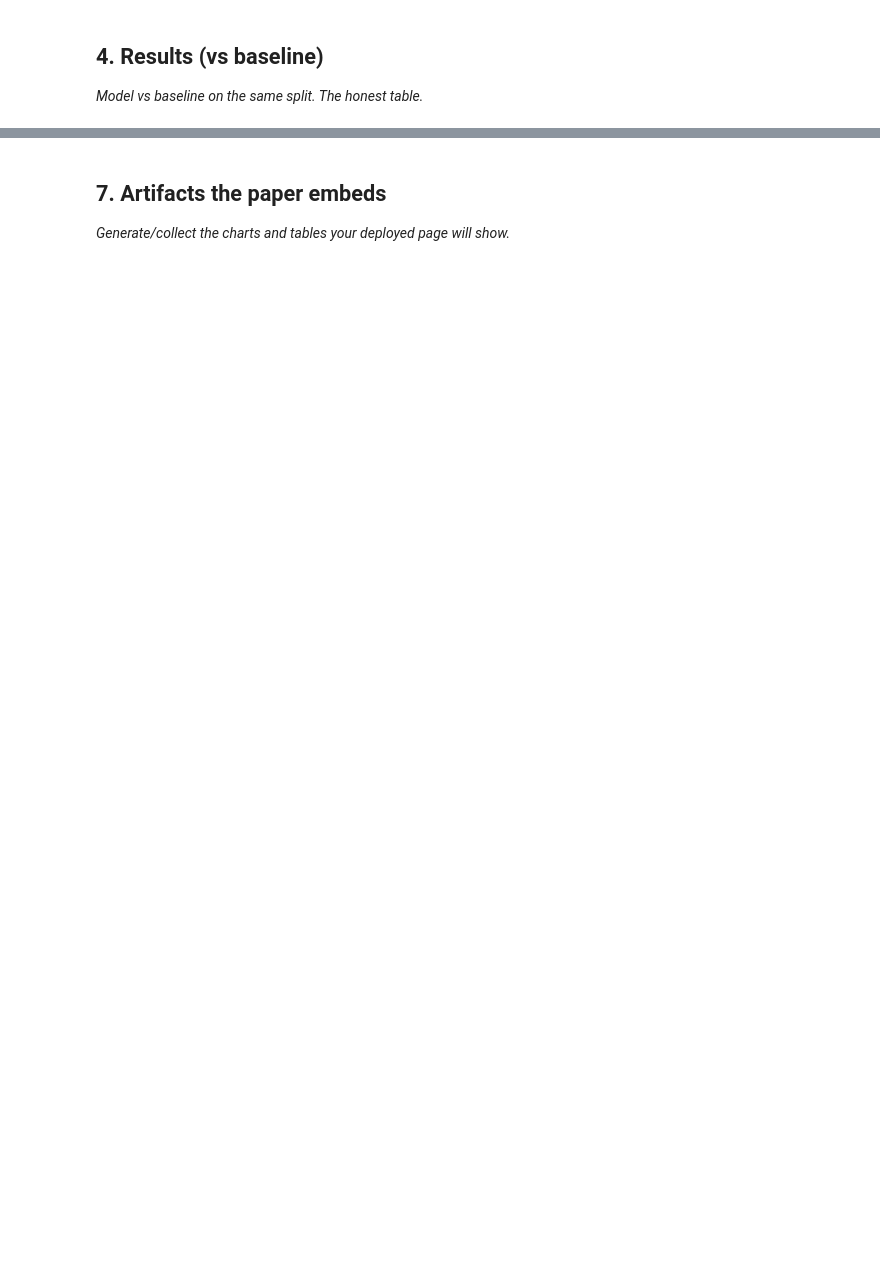
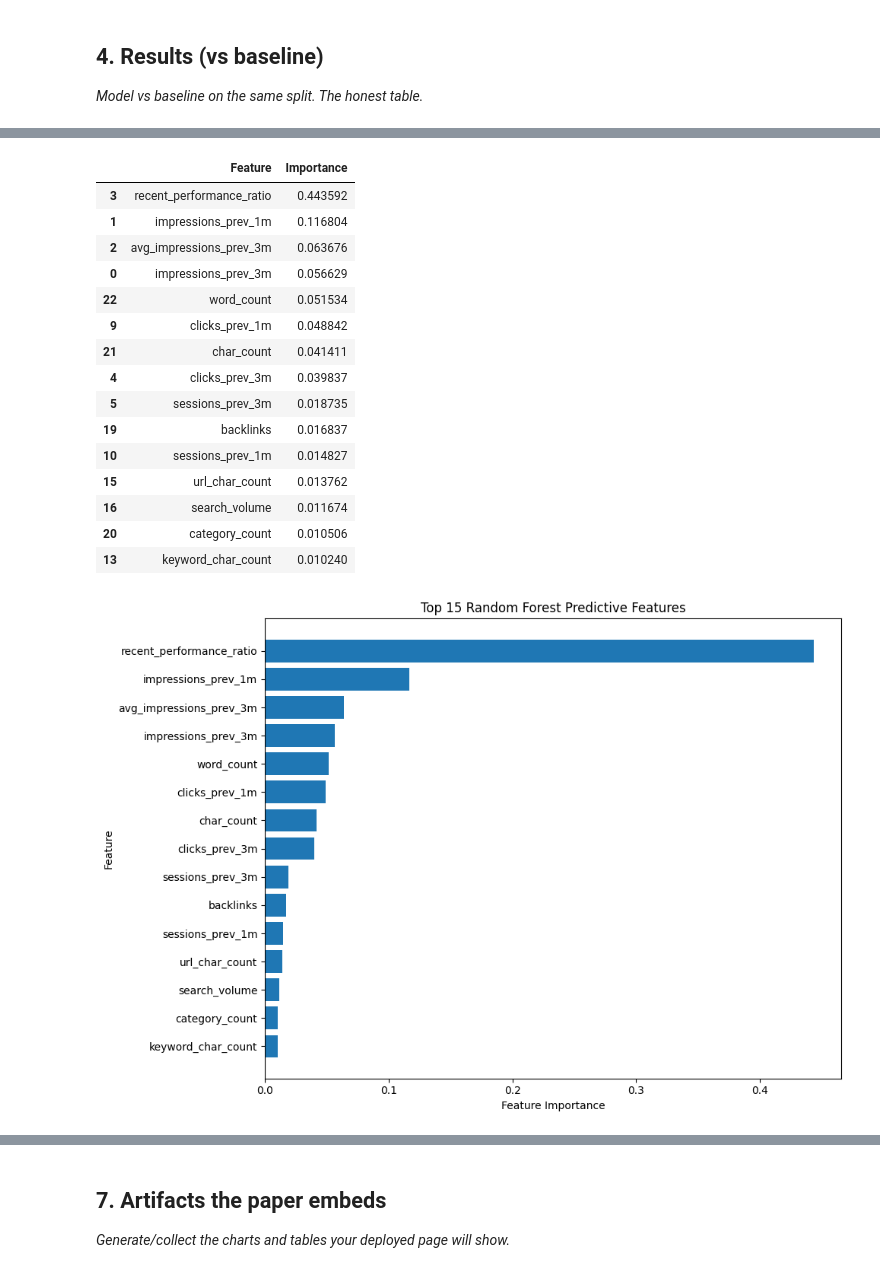
Before and after one commit to aniqaatiq842-commits/Flyrank-ML-INTERNSHIP, a Jupyter notebook: work/notebooks/capstone.ipynb, the cells around one changed output, grey strips where cells are left out. Cells and saved outputs as stored; diff of their text form; code cells hidden in the pictures; blank space fills up the shorter version.

```diff
--- a/work/notebooks/capstone.ipynb
+++ b/work/notebooks/capstone.ipynb
@@ -972,0 +2385,47 @@ print("Monthly page table materialized successfully.")
+# %%
+# 4.5 — Random Forest feature importance
+
+feature_importance = pd.DataFrame({
+    "Feature": X_train.columns,
+    "Importance": rf_model.feature_importances_
+})
+
+feature_importance = (
+    feature_importance
+    .sort_values("Importance", ascending=False)
+    .head(15)
+)
+
+display(feature_importance)
+
+plt.figure(figsize=(10, 7))
+
+plt.barh(
+    feature_importance["Feature"][::-1],
+    feature_importance["Importance"][::-1]
+)
+
+plt.xlabel("Feature Importance")
+plt.ylabel("Feature")
+plt.title("Top 15 Random Forest Predictive Features")
+
+plt.tight_layout()
+plt.show()
+# %% [output]
+|  | Feature | Importance |
+| 3 | recent_performance_ratio | 0.443592 |
+| 1 | impressions_prev_1m | 0.116804 |
+| 2 | avg_impressions_prev_3m | 0.063676 |
+| 0 | impressions_prev_3m | 0.056629 |
+| 22 | word_count | 0.051534 |
+| 9 | clicks_prev_1m | 0.048842 |
+| 21 | char_count | 0.041411 |
+| 4 | clicks_prev_3m | 0.039837 |
+| 5 | sessions_prev_3m | 0.018735 |
+| 19 | backlinks | 0.016837 |
+| 10 | sessions_prev_1m | 0.014827 |
+| 15 | url_char_count | 0.013762 |
+| 16 | search_volume | 0.011674 |
+| 20 | category_count | 0.010506 |
+| 13 | keyword_char_count | 0.010240 |
+[figure, added]
```
Also changed, not shown: parts of 49 cells of this notebook.
